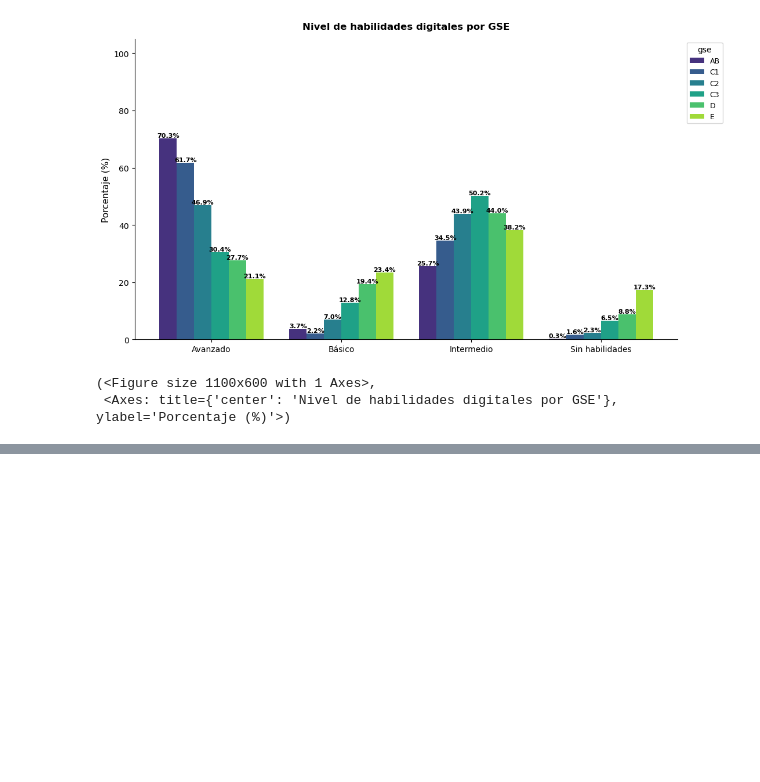
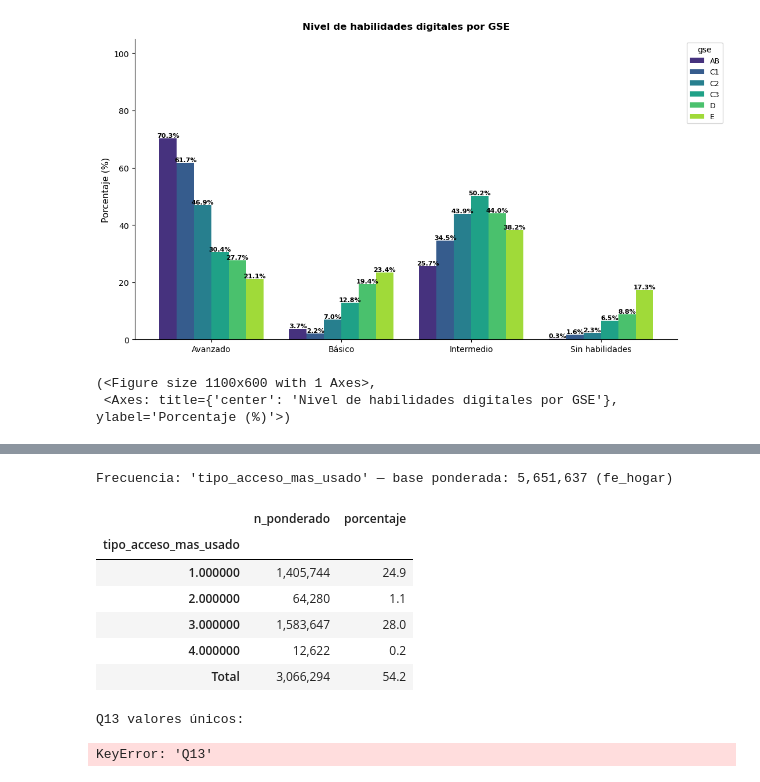
Before and after one commit to tomasleale/eaui_subtel, a Jupyter notebook: eaui2026_v2.ipynb, the cells around one changed output, grey strips where cells are left out. Saved outputs shown, nothing was run; the diff lists cells and outputs as text; code cells hidden in the pictures; blank space fills up the shorter version.

```diff
--- a/eaui2026_v2.ipynb
+++ b/eaui2026_v2.ipynb
@@ -1827,0 +1805,34 @@ generar_grafico('nivel_habilidades', cruce='gse', factor='fe_personas',
+# %%
+acceso_dist = dstats(df, 'tipo_acceso_mas_usado',
+                        tipo='frecuencia',
+                        factor='fe_hogar',
+                        estilo=True)
+# %%
+acceso_dist
+# %% [output]
+Frecuencia: 'tipo_acceso_mas_usado' — base ponderada: 5,651,637 (fe_hogar)
+|  | n_ponderado | porcentaje |
+| tipo_acceso_mas_usado |  |  |
+| 1.000000 | 1,405,744 | 24.9 |
+| 2.000000 | 64,280 | 1.1 |
+| 3.000000 | 1,583,647 | 28.0 |
+| 4.000000 | 12,622 | 0.2 |
+| Total | 3,066,294 | 54.2 |
+# %%
+# Ver qué etiquetas tiene Q13
+print("Q13 valores únicos:")
+print(df['Q13'].value_counts(dropna=False))
+print("\nQ13 dtype:", df['Q13'].dtype)
+
+# Ver qué tiene tipo_acceso_mas_usado
+print("\n\ntipo_acceso_mas_usado valores únicos:")
+print(df['tipo_acceso_mas_usado'].value_counts(dropna=False))
+print("tipo_acceso_mas_usado dtype:", df['tipo_acceso_mas_usado'].dtype)
+
+# Ver si Q13 está en etiquetas_limpias
+if 'Q13' in etiquetas_limpias:
+    print("\n\nEtiquetas Q13:")
+    print(etiquetas_limpias['Q13'])
+# %% [output]
+Q13 valores únicos:
+KeyError: 'Q13'
```
Also changed, not shown: parts of 8 cells of this notebook.
